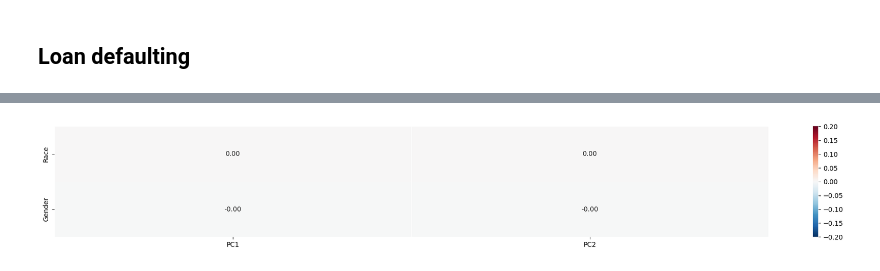
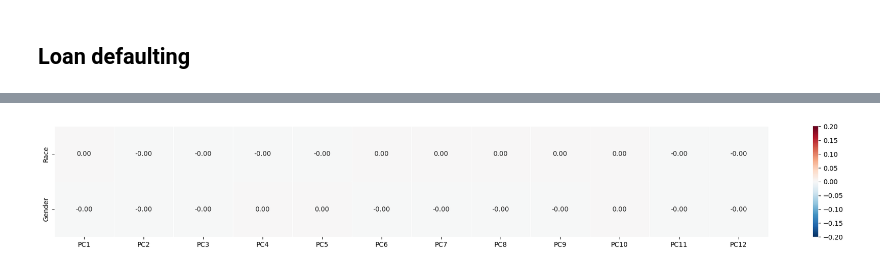
Before and after one commit to sebastianrohr/afae_assignment_2, a Jupyter notebook: exam/exam.ipynb, the cells around one changed output, grey strips where cells are left out. Drawn from its saved outputs; the diff is of its cells as text; code cells hidden in the pictures.

```diff
--- a/exam/exam.ipynb
+++ b/exam/exam.ipynb
@@ -655,10 +573,11 @@ protected_cols
 # %%
 # last columns of our data contains the protected features
-protected = X_train[:, -9:]
-nonprotected = X_train[:, :-9]
+prot_groups = len(indices)
+protected = X_train[:, -prot_groups:]
+nonprotected = X_train[:, :-prot_groups]
 
-protected_test = X_test[:, -9:]
-nonprotected_test = X_test[:, :-9]
+protected_test = X_test[:, -prot_groups:]
+nonprotected_test = X_test[:, :-prot_groups]
 # %%
 # create decision tree classifier object
 dt = DecisionTreeClassifier(max_depth=4)
@@ -760,7 +639,7 @@ scaler = StandardScaler()
 non_protected_features_scaled = nonprotected.copy()
 non_protected_features_scaled = scaler.fit_transform(nonprotected)
 
-pca = PCA(n_components=len(features.columns)-9) # - protected features
+pca = PCA(n_components=len(features.columns)-6) # - protected features
 X_pca = pca.fit_transform(non_protected_features_scaled)
 
 # pca.explained_variance_ratio_
@@ -806,7 +682,7 @@ need to adapt code for reconstruction error to consider both groups and all age
 # %%
 # project test data with pca
 
-# normalize column for number of priores
+# normalize column for age
 non_protected_features_scaled_test = nonprotected_test.copy()
 non_protected_features_scaled_test = scaler.transform(nonprotected_test)
 X_pca_test = pca.transform(non_protected_features_scaled_test)
@@ -830,14 +706,14 @@ whites_error = []
 african_american_error = []
 for i in range(len(reconstruction_error_test)):
 
-    # 1 is white and 0 is african american
-    if protected[i][0] == 1:
+    # 0 is white and 1 is african american
+    if protected[i][0] == 0:
         whites_error.append(reconstruction_error_test[i])
     else:
         african_american_error.append(reconstruction_error_test[i])
 
-    # 1 is male and 0 is female
-    if protected[i][1] == 1:
+    # 0 is male and 1 is female
+    if protected[i][1] == 0:
         male_error.append(reconstruction_error_test[i])
     else:
         female_error.append(reconstruction_error_test[i])
@@ -891,24 +731,30 @@ array([[ 1.55022104, -0.73952767, -0.52241289,  0.84743114],
+# %%
+X_projected, Z, U = fair_pca(non_protected_features_scaled, 12)
 # %%
 df = pd.DataFrame(np.concatenate((Z, X_projected), axis=1))
 
 corr = df.corr()
-corr.columns=['Race', 'Gender', 'PC1', 'PC2']
+
+
+group_list = list(groups.columns)
+pc_list = ["PC" + str(i) for i in range(1, 13)]
+corr.columns = group_list + pc_list
 
 rows_to_plot = [x for x in corr.columns if "PC" in x]
 indices_to_plot = range(2)
 corr = corr.loc[indices_to_plot, rows_to_plot]
 indices = ["Race", "Gender"]
 corr.index = indices
 plt.figure(figsize=(24, 3))
 sns.heatmap(corr,
             cmap='RdBu_r',
             annot=True,
             linewidth=0.5,
             vmin=-0.2,
             vmax=0.2,
             fmt='.2f');
 # %% [output]
-[figure, old version]
+[figure, new version]
 # %%
 # project test data
 X_test_projected = non_protected_features_scaled_test @ U
```
Also changed, not shown: parts of 42 cells of this notebook.
